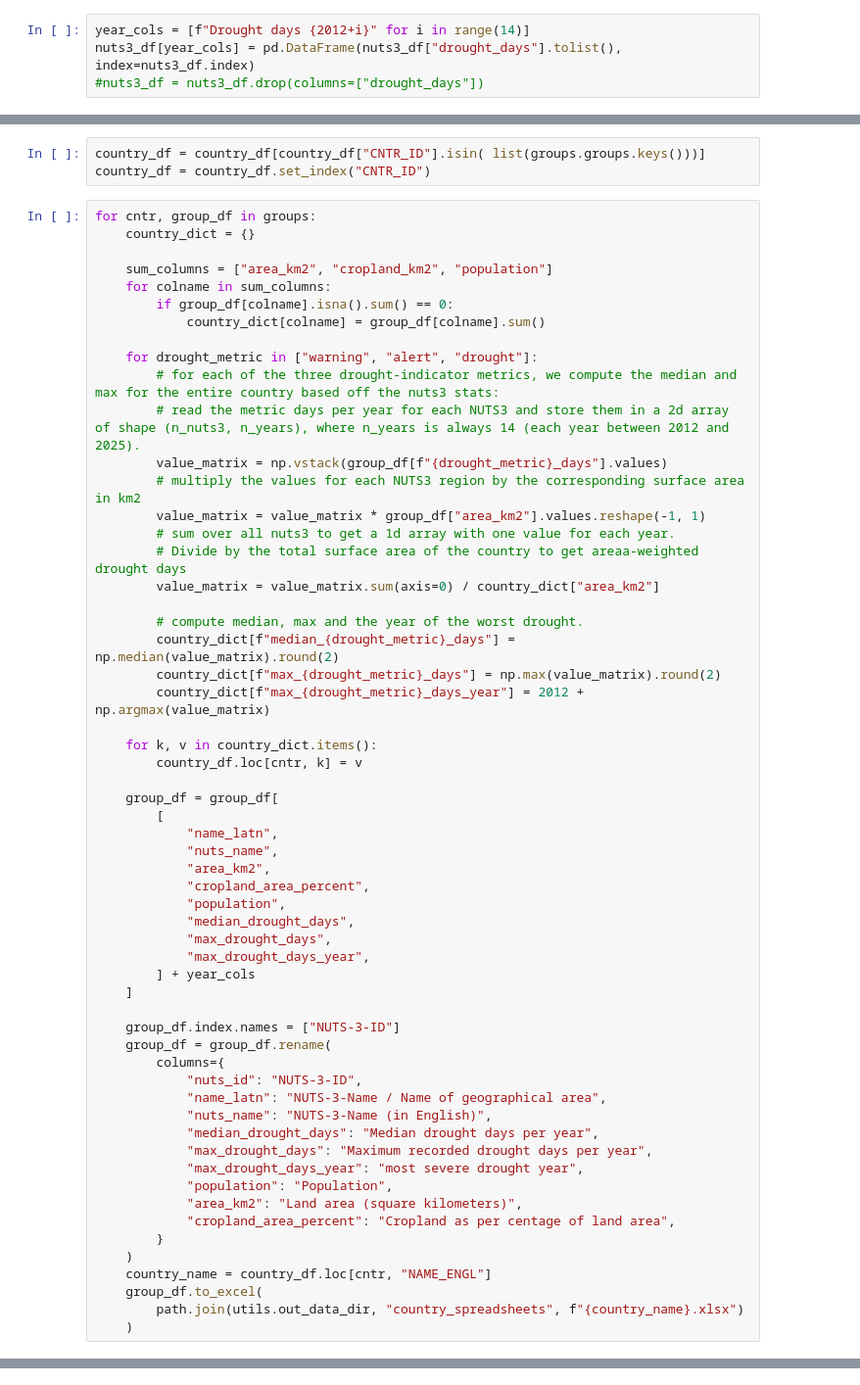
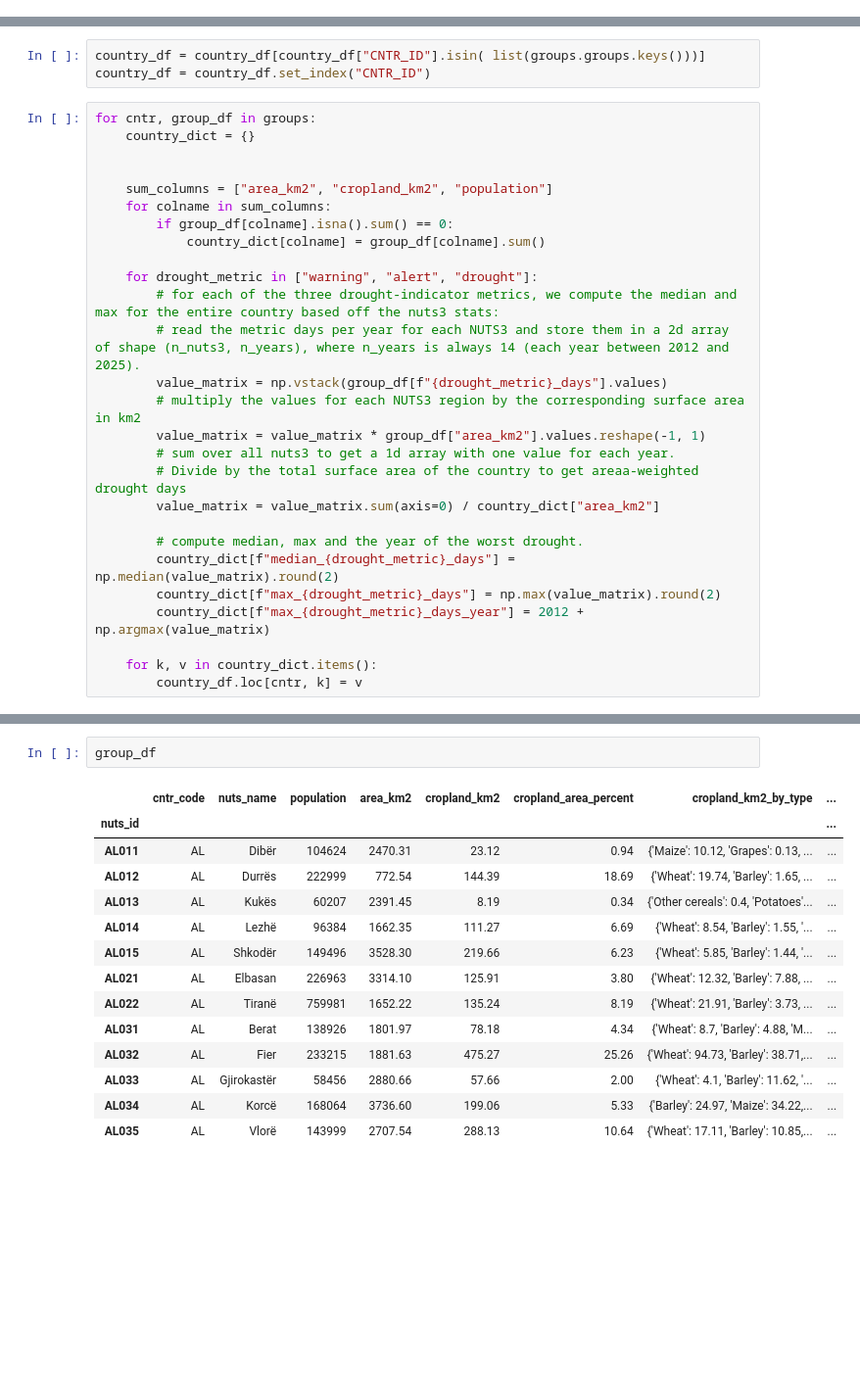
Before and after one commit to correctiv/CE_2026_4_drought, a Jupyter notebook: scripts/build_output_spreadsheets.ipynb, the cells around one changed output, grey strips where cells are left out. Shown at 98% size. Saved outputs shown, nothing was run; the diff lists cells and outputs as text; blank space fills up the shorter version.

```diff
--- a/scripts/build_output_spreadsheets.ipynb
+++ b/scripts/build_output_spreadsheets.ipynb
@@ -114,4 +110,0 @@ dropping 7 rows from countries {'NO', 'FR', 'PT'} where no drought data was pres
-# %%
-year_cols = [f"Drought days {2012+i}" for i in range(14)]
-nuts3_df[year_cols] = pd.DataFrame(nuts3_df["drought_days"].tolist(), index=nuts3_df.index)
-#nuts3_df = nuts3_df.drop(columns=["drought_days"])
@@ -173,6 +117,7 @@ country_df = country_df.set_index("CNTR_ID")
 # %%
 for cntr, group_df in groups:
     country_dict = {}
+
 
     sum_columns = ["area_km2", "cropland_km2", "population"]
     for colname in sum_columns:
@@ -196,35 +141,3 @@ for cntr, group_df in groups:
 
     for k, v in country_dict.items():
         country_df.loc[cntr, k] = v
-
-    group_df = group_df[
-        [
-            "name_latn",
-            "nuts_name",
-            "area_km2",
-            "cropland_area_percent",
-            "population",
-            "median_drought_days",
-            "max_drought_days",
-            "max_drought_days_year",
-        ] + year_cols
-    ]
-
-    group_df.index.names = ["NUTS-3-ID"]
-    group_df = group_df.rename(
-        columns={
-            "nuts_id": "NUTS-3-ID",
-            "name_latn": "NUTS-3-Name / Name of geographical area",
-            "nuts_name": "NUTS-3-Name (in English)",
-            "median_drought_days": "Median drought days per year",
-            "max_drought_days": "Maximum recorded drought days per year",
-            "max_drought_days_year": "most severe drought year",
-            "population": "Population",
-            "area_km2": "Land area (square kilometers)",
-            "cropland_area_percent": "Cropland as per centage of land area",
-        }
-    )
-    country_name = country_df.loc[cntr, "NAME_ENGL"]
-    group_df.to_excel(
-        path.join(utils.out_data_dir, "country_spreadsheets", f"{country_name}.xlsx")
-    )
@@ -296,0 +179,17 @@ nuts3_df.to_file(path.join(utils.out_data_dir, "nuts3_stats.geojson"))
+# %%
+group_df
+# %% [output]
+|  | cntr_code | nuts_name | population | area_km2 | cropland_km2 | cropland_area_percent | cropland_km2_by_type | ... |
+| nuts_id |  |  |  |  |  |  |  | ... |
+| AL011 | AL | Dibër | 104624 | 2470.31 | 23.12 | 0.94 | {'Maize': 10.12, 'Grapes': 0.13, ... | ... |
+| AL012 | AL | Durrës | 222999 | 772.54 | 144.39 | 18.69 | {'Wheat': 19.74, 'Barley': 1.65, ... | ... |
+| AL013 | AL | Kukës | 60207 | 2391.45 | 8.19 | 0.34 | {'Other cereals': 0.4, 'Potatoes'... | ... |
+| AL014 | AL | Lezhë | 96384 | 1662.35 | 111.27 | 6.69 | {'Wheat': 8.54, 'Barley': 1.55, '... | ... |
+| AL015 | AL | Shkodër | 149496 | 3528.30 | 219.66 | 6.23 | {'Wheat': 5.85, 'Barley': 1.44, '... | ... |
+| AL021 | AL | Elbasan | 226963 | 3314.10 | 125.91 | 3.80 | {'Wheat': 12.32, 'Barley': 7.88, ... | ... |
+| AL022 | AL | Tiranë | 759981 | 1652.22 | 135.24 | 8.19 | {'Wheat': 21.91, 'Barley': 3.73, ... | ... |
+| AL031 | AL | Berat | 138926 | 1801.97 | 78.18 | 4.34 | {'Wheat': 8.7, 'Barley': 4.88, 'M... | ... |
+| AL032 | AL | Fier | 233215 | 1881.63 | 475.27 | 25.26 | {'Wheat': 94.73, 'Barley': 38.71,... | ... |
+| AL033 | AL | Gjirokastër | 58456 | 2880.66 | 57.66 | 2.00 | {'Wheat': 4.1, 'Barley': 11.62, '... | ... |
+| AL034 | AL | Korcë | 168064 | 3736.60 | 199.06 | 5.33 | {'Barley': 24.97, 'Maize': 34.22,... | ... |
+| AL035 | AL | Vlorë | 143999 | 2707.54 | 288.13 | 10.64 | {'Wheat': 17.11, 'Barley': 10.85,... | ... |
```
Also changed, not shown: parts of 12 cells of this notebook, 47 other files.
